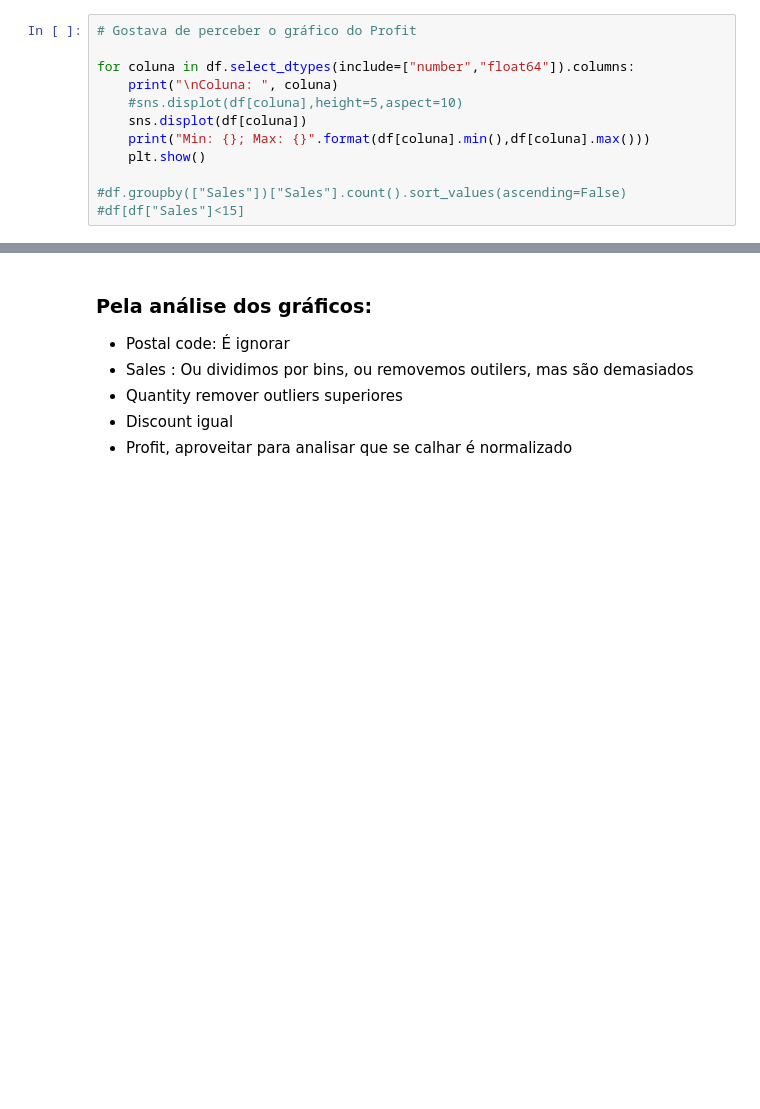
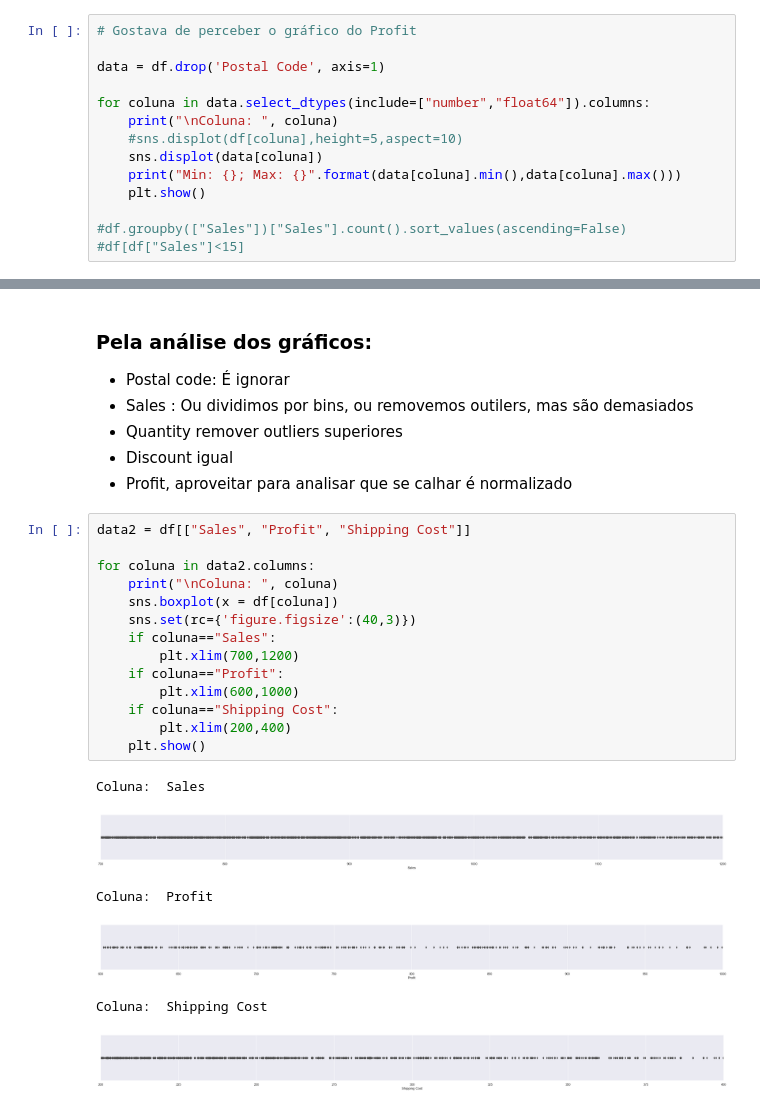
Before and after one commit to gonaloppcc/projetoDAA, a Jupyter notebook: melhor_grupo/data_exploration.ipynb, the cells around one changed output, grey strips where cells are left out. Saved outputs shown, nothing was run; the diff lists cells and outputs as text; blank space fills up the shorter version.

```diff
--- a/melhor_grupo/data_exploration.ipynb
+++ b/melhor_grupo/data_exploration.ipynb
@@ -232,11 +232,13 @@ Como podemos ver, são poucas as categorias que possuem elementos com mais de 1%
 # %%
 # Gostava de perceber o gráfico do Profit
 
-for coluna in df.select_dtypes(include=["number","float64"]).columns:
+data = df.drop('Postal Code', axis=1)
+
+for coluna in data.select_dtypes(include=["number","float64"]).columns:
     print("\nColuna: ", coluna)
     #sns.displot(df[coluna],height=5,aspect=10)
-    sns.displot(df[coluna])
-    print("Min: {}; Max: {}".format(df[coluna].min(),df[coluna].max()))
+    sns.displot(data[coluna])
+    print("Min: {}; Max: {}".format(data[coluna].min(),data[coluna].max()))
     plt.show()
 
 #df.groupby(["Sales"])["Sales"].count().sort_values(ascending=False)
@@ -307,3 +304,24 @@ Coluna:  Shipping Cost
 - Quantity remover outliers superiores
 - Discount igual
 - Profit, aproveitar para analisar que se calhar é normalizado
+# %%
+data2 = df[["Sales", "Profit", "Shipping Cost"]]
+
+for coluna in data2.columns:
+    print("\nColuna: ", coluna)
+    sns.boxplot(x = df[coluna])
+    sns.set(rc={'figure.figsize':(40,3)})
+    if coluna=="Sales":
+        plt.xlim(700,1200)
+    if coluna=="Profit":
+        plt.xlim(600,1000)
+    if coluna=="Shipping Cost":
+        plt.xlim(200,400)
+    plt.show()
+# %% [output]
+Coluna:  Sales
+[figure, added]
+Coluna:  Profit
+[figure, added]
+Coluna:  Shipping Cost
+[figure, added]
```
Also changed, not shown: parts of 3 cells of this notebook, 1 other file.
